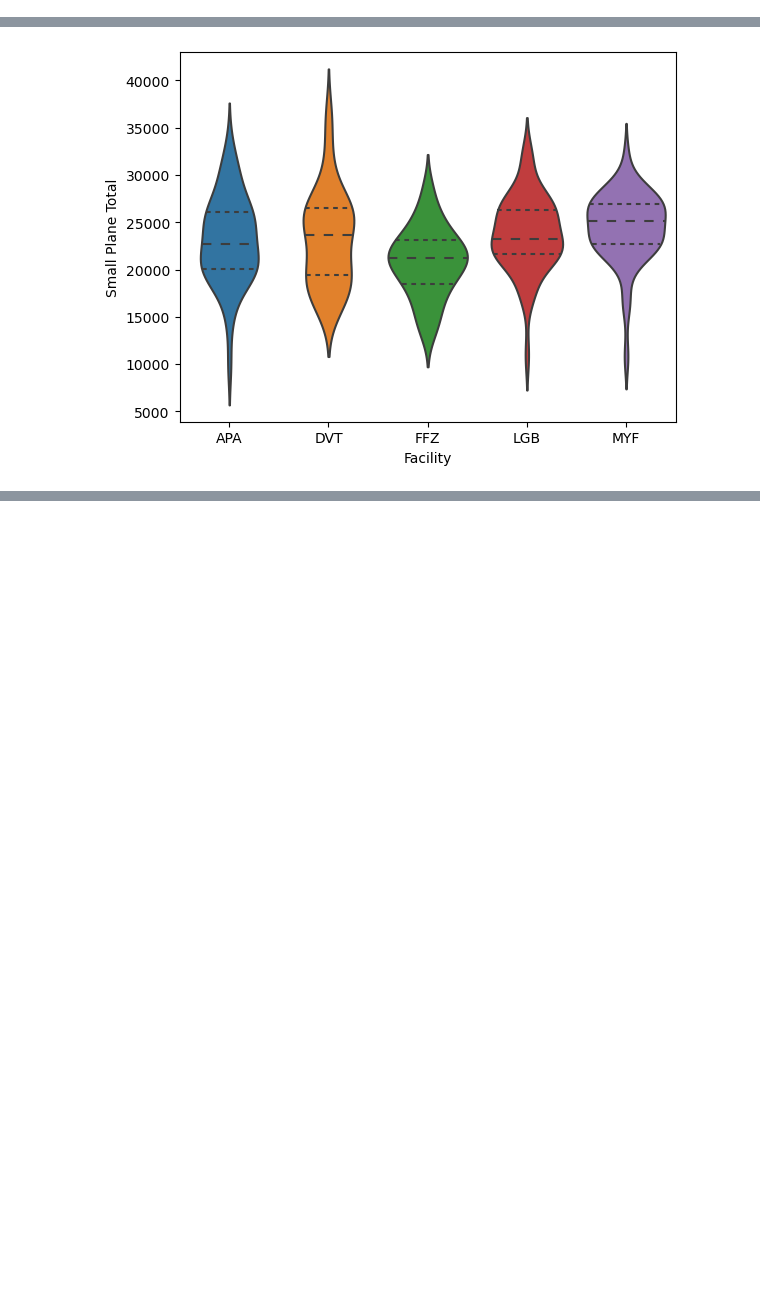
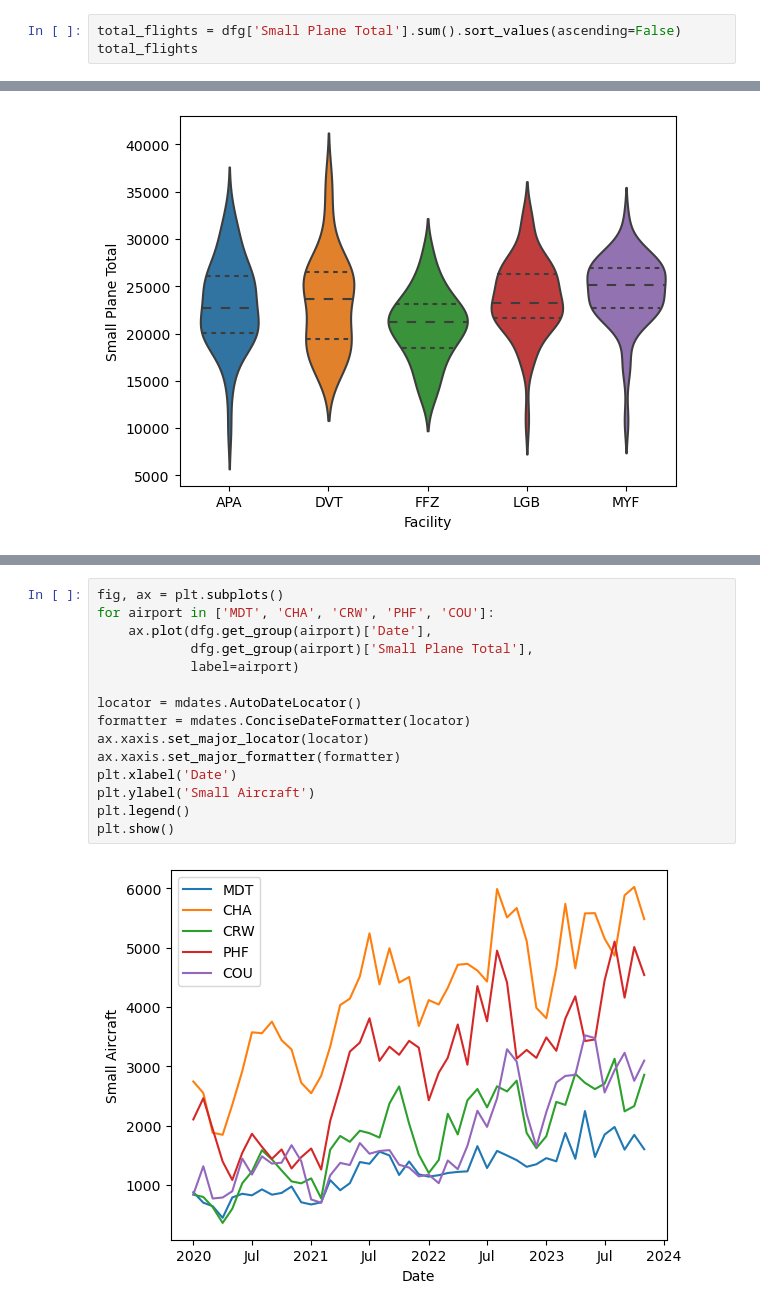
Before and after one commit to jaredcarter/data-science-portfolio, a Jupyter notebook: private-planes/Private Planes at Airports.ipynb, the cells around one changed output, grey strips where cells are left out. Cells and saved outputs as stored; diff of their text form; blank space fills up the shorter version.

```diff
--- a/private-planes/Private Planes at Airports.ipynb
+++ b/private-planes/Private Planes at Airports.ipynb
@@ -194,0 +209,3 @@ Name: Small Plane Total, Length: 528, dtype: int64
+# %%
+total_flights = dfg['Small Plane Total'].sum().sort_values(ascending=False)
+total_flights
@@ -237,0 +322,17 @@ sns.violinplot(data=df[df['Facility'].isin(total_flights.index[:5])],
+# %%
+fig, ax = plt.subplots()
+for airport in ['MDT', 'CHA', 'CRW', 'PHF', 'COU']:
+    ax.plot(dfg.get_group(airport)['Date'],
+            dfg.get_group(airport)['Small Plane Total'],
+            label=airport)
+
+locator = mdates.AutoDateLocator()
+formatter = mdates.ConciseDateFormatter(locator)
+ax.xaxis.set_major_locator(locator)
+ax.xaxis.set_major_formatter(formatter)
+plt.xlabel('Date')
+plt.ylabel('Small Aircraft')
+plt.legend()
+plt.show()
+# %% [output]
+[figure, added]
```
Also changed, not shown: parts of 14 cells of this notebook, 1 other file.
